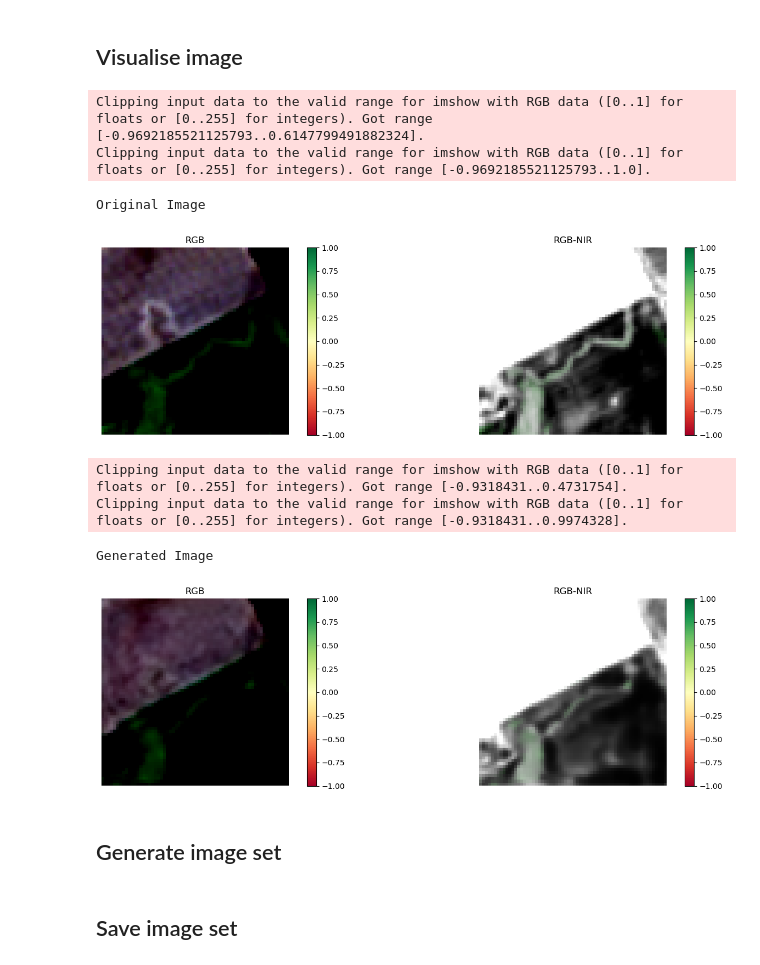
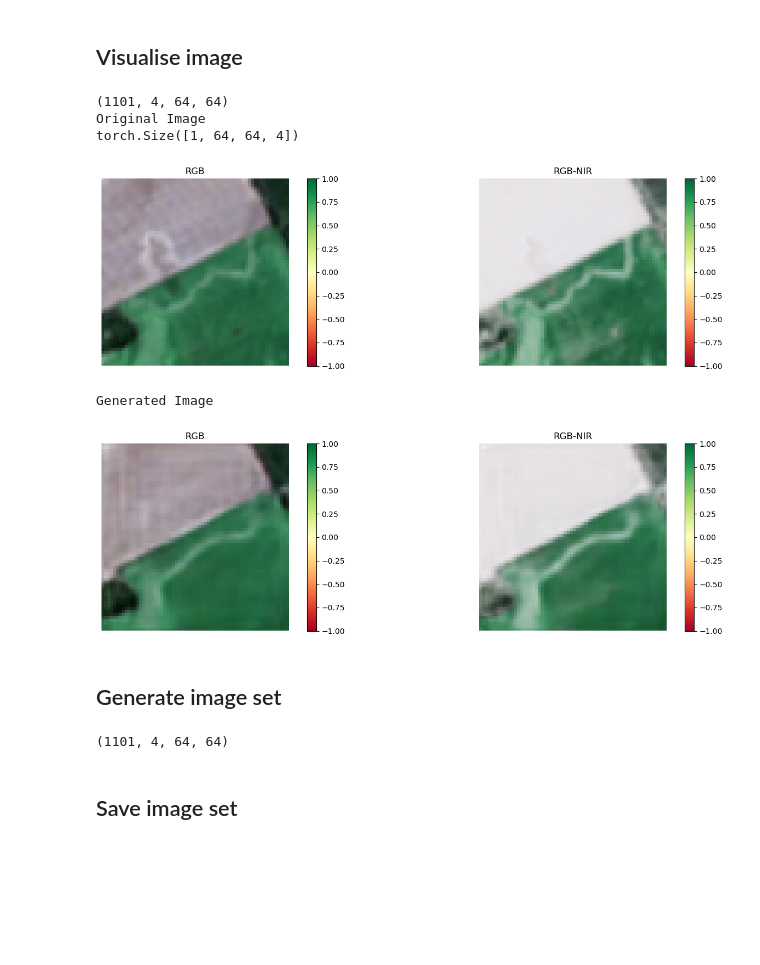
Before and after one commit to Suhaas0079/Farmland-Classification-using-Remote-Sensing, a Jupyter notebook: Notebooks/Spatial GAN - NIR.ipynb, the cells around one changed output. Saved outputs shown, nothing was run; the diff lists cells and outputs as text; code cells hidden in the pictures; blank space fills up the shorter version.

```diff
--- a/Notebooks/Spatial GAN - NIR.ipynb
+++ b/Notebooks/Spatial GAN - NIR.ipynb
@@ -539,15 +526,26 @@ Models saved to ../GAN models/Spatial models/NIR - based/acgan_checkpoint-Model
 # %% [markdown]
 ## Model Data
 # %%
-model_data = {
-    "id": 6,              # Integer value
-    "start_epoch": 10,    # Integer
-    "end_epoch": 250,     # Integer
-    "depth": 4,           # No of layers,
-    "interval": 10,       # Model save frequency in epochs
-    "best_model": 80,     # Based on loss curves along with FID and KID scores
-    "date": "2025-08-04", # Format: YYYY-MM-DD # Best model date
-}
+# model_data = {
+#     "id": 5,              # Integer value
+#     "start_epoch": 10,    # Integer
+#     "end_epoch": 150,     # Integer
+#     "depth": 8,          # No of layers,
+#     "interval": 10,       # Model save frequency in epochs
+#     "best_model": 60, # or 90    # Based on loss curves along with FID and KID scores
+#     "date": "2025-08-02", # Format: YYYY-MM-DD  # Best model date
+# }
+
+# model_data = {
+#     "id": 6,              # Integer value
+#     "start_epoch": 10,    # Integer
+#     "end_epoch": 250,     # Integer
+#     "depth": 4,           # No of layers,
+#     "interval": 10,       # Model save frequency in epochs
+#     "best_model": 80,     # Based on loss curves along with FID and KID scores
+#     "date": "2025-08-03", # Format: YYYY-MM-DD # Best model date
+# }
+
 
 model_data = {
     "id": 8,              # Integer value
@@ -555,8 +553,8 @@ model_data = {
     "end_epoch": 500,     # Integer
     "depth": 12,          # No of layers,
     "interval": 10,       # Model save frequency in epochs
-    "best_model": 440,    # Based on loss curves along with FID and KID scores
-    "date": "2025-08-09", # Format: YYYY-MM-DD  # Best model date
+    "best_model": 110,    # Based on loss curves along with FID and KID scores
+    "date": "2025-08-11", # Format: YYYY-MM-DD  # Best model date
 }
 
 selected_model_path = "../GAN models/Spatial models/NIR - based/acgan_checkpoint-Model "+ str(model_data["id"]) +"-Epoch "+str(model_data["best_model"])+"_"+model_data["date"]+".pth"
@@ -743,33 +798,41 @@ Models loaded from ../GAN models/Spatial models/NIR - based/acgan_checkpoint-Mod
 # %%
 image_no = 2
 
-validation_data_reprojected = np.transpose(validation_data, (0, 3, 1, 2))
+print(validation_data.shape)
+# validation_data_reprojected = np.transpose(validation_data, (0, 3, 1, 2))
+# validation_data_img1 = torch.tensor(np.array([validation_data_reprojected[image_no, ...]]))
+validation_data_reprojected = np.transpose(validation_data, (0, 2, 3, 1))
 validation_data_img1 = torch.tensor(np.array([validation_data_reprojected[image_no, ...]]))
 
+validation_data_img1 = (validation_data_img1+1)/2
+
 print("Original Image")
-# print(validation_data_img1.shape)
-display_images(validation_data_img1.permute(0, 2, 3, 1))
+print(validation_data_img1.shape)
+display_images(validation_data_img1)
 
 validation_label_img1 = torch.tensor(np.array([validation_labels[image_no, ...]])).long().to(DEVICE)
 one_hot_labels = F.one_hot(validation_label_img1, num_classes=10).permute(0, 3, 1, 2).float()
 
 noise_image = torch.randn(1, 4, 64, 64).to(DEVICE)
 #noise_image = (validation_data_img1 + 0.05 * torch.randn_like(validation_data_img1)).to(DEVICE).float()
 fake_image = generator(noise_image, one_hot_labels).detach()
+fake_image = (fake_image+1)/2
 
 print("Generated Image")
 # print(fake_imgs.shape)
 display_images(fake_image.permute(0, 2, 3, 1).cpu().numpy())
 # %% [output]
-Clipping input data to the valid range for imshow with RGB data ([0..1] for floats or [0..255] for integers). Got range [-0.9692185521125793..0.6147799491882324].
-Clipping input data to the valid range for imshow with RGB data ([0..1] for floats or [0..255] for integers). Got range [-0.9692185521125793..1.0].
+(1101, 4, 64, 64)
+Original Image
+torch.Size([1, 64, 64, 4])
+[figure, new version]
-Original Image
+Generated Image
-[figure, old version]
-Clipping input data to the valid range for imshow with RGB data ([0..1] for floats or [0..255] for integers). Got range [-0.9318431..0.4731754].
-Clipping input data to the valid range for imshow with RGB data ([0..1] for floats or [0..255] for integers). Got range [-0.9318431..0.9974328].
-Generated Image
-[figure, old version]
+[figure, new version]
 # %% [markdown]
 ## Generate image set
+# %%
+validation_data.shape
+# %% [output]
+(1101, 4, 64, 64)
 # %%
 generated_images = np.empty((0, 4, 64, 64))
```
Also changed, not shown: parts of 30 cells of this notebook, 11 other files.
